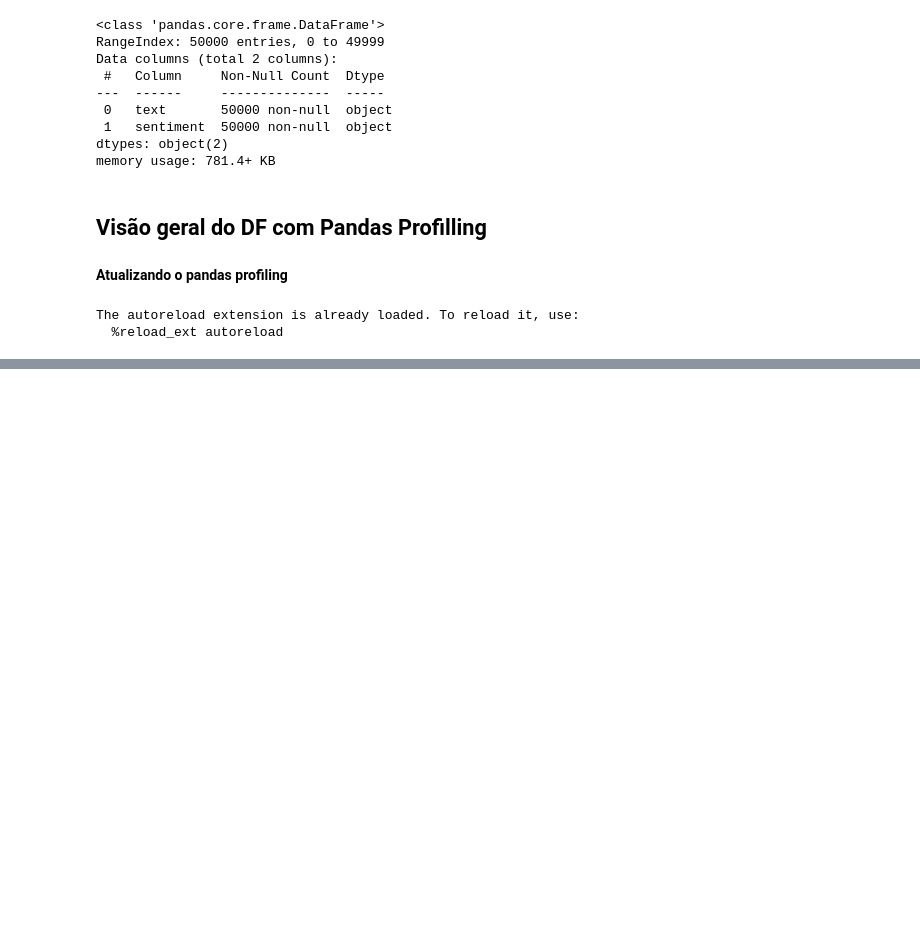
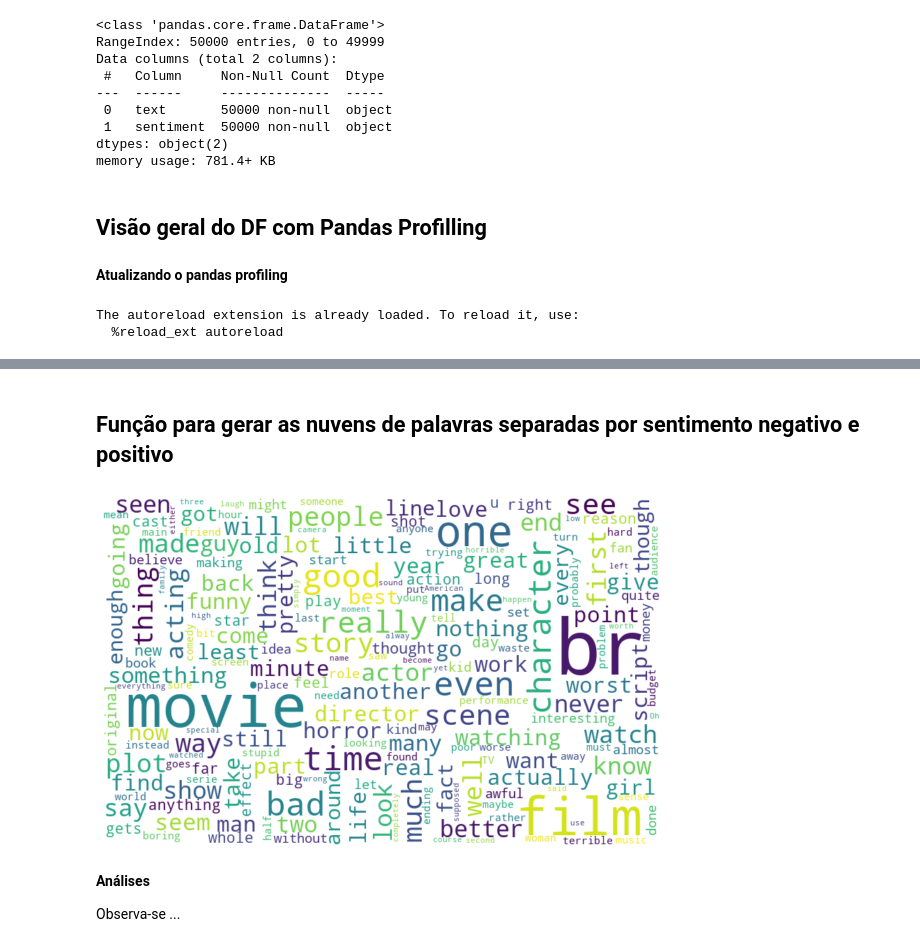
Before and after one commit to izafreitas/machine_learning_dellead_mentoring, a Jupyter notebook: plano_avalicao_lead/Plano de Avaliação Dell Academy Machine Learning.ipynb, the cells around one changed output, grey strips where cells are left out. Saved outputs shown, nothing was run; the diff lists cells and outputs as text; code cells hidden in the pictures; blank space fills up the shorter version.

```diff
--- a/plano_avalicao_lead/Plano de Avaliação Dell Academy Machine Learning.ipynb
+++ b/plano_avalicao_lead/Plano de Avaliação Dell Academy Machine Learning.ipynb
@@ -200,0 +339,30 @@ memory usage: 586.1+ KB
+# %% [markdown]
+## Função para gerar as nuvens de palavras separadas por sentimento negativo e positivo
+# %%
+# Função que irá retornar somente os sentimentos negativos para em seguida ser plotado na wordcloud
+def nuvem_negativa(df_texto, coluna_text):
+    texto_negativo = df_texto.query("sentiment == 'neg'")
+    palavras = ' '.join([texto for texto in texto_negativo[coluna_text]])
+
+
+    # Gerando a nuvem de palavras
+    word_cloud = WordCloud(width=800, height=500,
+                          max_font_size=110,
+                          collocations=False, # para calcular as palavras pela frequência
+                          background_color="white").generate(palavras)
+
+    # Plotando a imagem
+    plt.figure(figsize=(10,7))
+    plt.imshow(word_cloud, interpolation='bilinear')
+    plt.axis("off")
+    plt.show()
+# %%
+# Plotanto somente os sentimentos negativos da coluna "text"
+nuvem_negativa(df_unido, "text")
+# %% [output]
+[figure, added]
+# %% [markdown]
+**Análises**
+
+
+Observa-se ...
```
Also changed, not shown: parts of 51 cells of this notebook.
